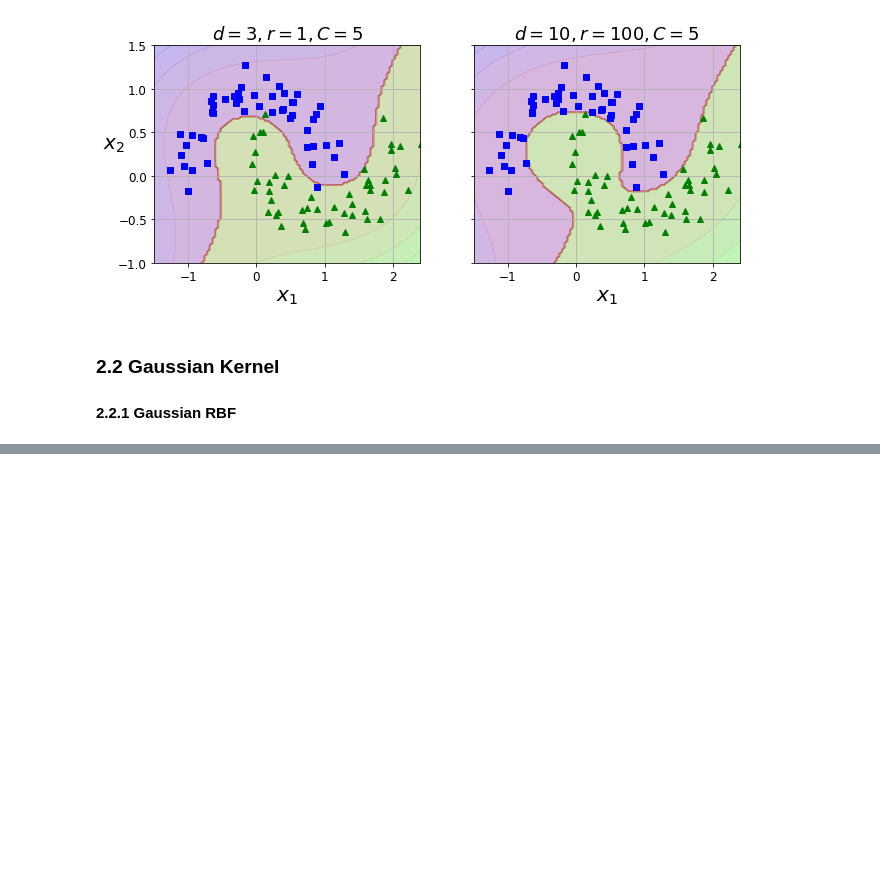
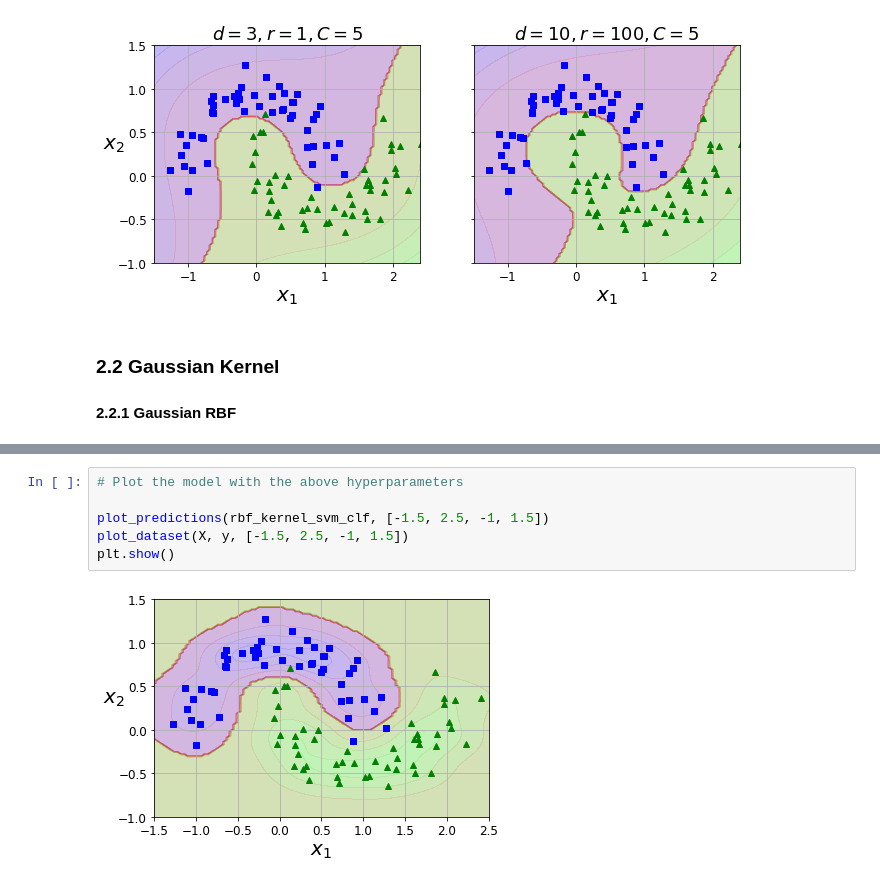
Before and after one commit to rschmidt347/python_ML, a Jupyter notebook: 05_svm.ipynb, the cells around one changed output, grey strips where cells are left out. Drawn from its saved outputs; the diff is of its cells as text; blank space fills up the shorter version.

```diff
--- a/05_svm.ipynb
+++ b/05_svm.ipynb
@@ -472,0 +551,8 @@ plt.show()
+# %%
+# Plot the model with the above hyperparameters
+
+plot_predictions(rbf_kernel_svm_clf, [-1.5, 2.5, -1, 1.5])
+plot_dataset(X, y, [-1.5, 2.5, -1, 1.5])
+plt.show()
+# %% [output]
+[figure, added]
```
Also changed, not shown: parts of 18 cells of this notebook.
